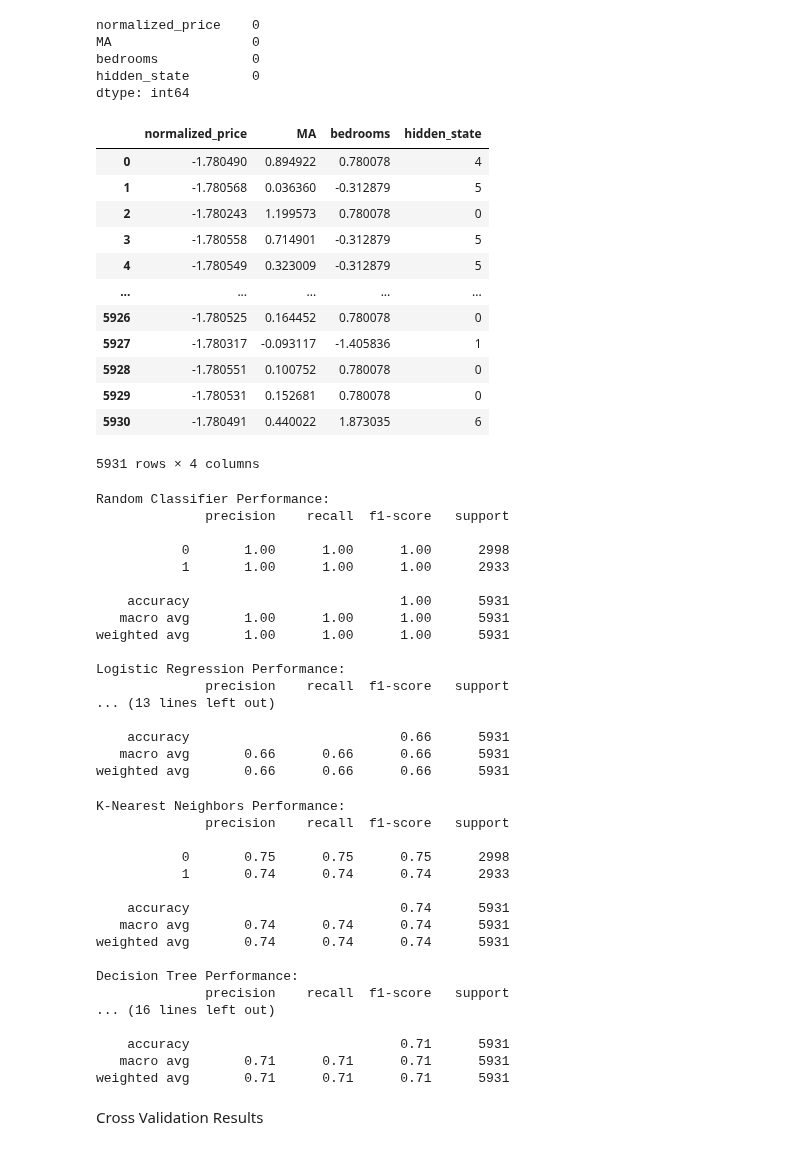
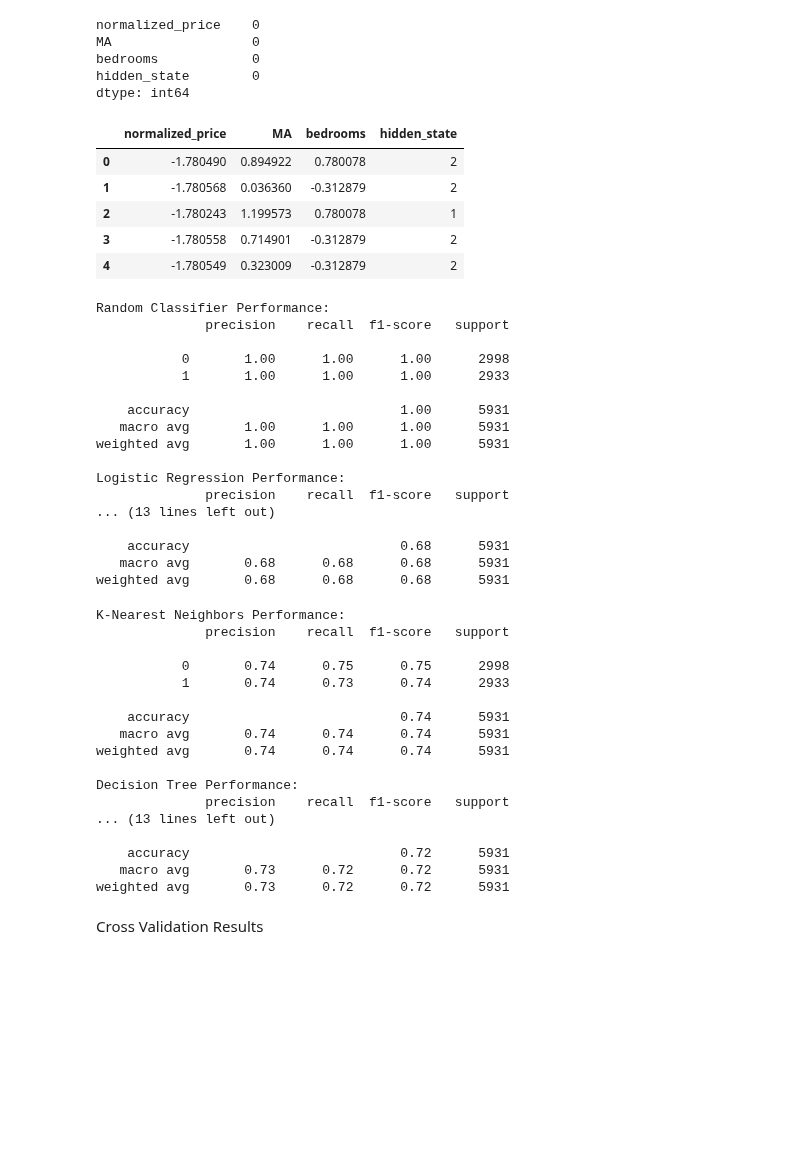
Before and after one commit to gracesosa/RealEstate_TrendClassification, a Jupyter notebook: Notebooks/DataPreprocessing_Modeling.ipynb, the cells around one changed output. Drawn from its saved outputs; the diff is of its cells as text; code cells hidden in the pictures; blank space fills up the shorter version.

```diff
--- a/Notebooks/DataPreprocessing_Modeling.ipynb
+++ b/Notebooks/DataPreprocessing_Modeling.ipynb
@@ -387,7 +386,6 @@ plt.show()
 # %%
 # Step 4: Train HMM on aggregated data
-optimal_n = 7
+optimal_n = 5
 hmm_model = GaussianHMM(n_components=optimal_n, n_iter=1000, random_state=42)  # 3 states: Decrease, Stable, Increase
-#hmm_model.fit(X_train_discretized)
 hmm_model.fit(X_train)
 # %% [output]
@@ -431,21 +440,14 @@ bedrooms            0
 hidden_state        0
 dtype: int64
 # %%
-X_test_df
+X_test_df.head(5)
 # %% [output]
 |  | normalized_price | MA | bedrooms | hidden_state |
-| 0 | -1.780490 | 0.894922 | 0.780078 | 4 |
-| 1 | -1.780568 | 0.036360 | -0.312879 | 5 |
-| 2 | -1.780243 | 1.199573 | 0.780078 | 0 |
-| 3 | -1.780558 | 0.714901 | -0.312879 | 5 |
-| 4 | -1.780549 | 0.323009 | -0.312879 | 5 |
-| ... | ... | ... | ... | ... |
-| 5926 | -1.780525 | 0.164452 | 0.780078 | 0 |
-| 5927 | -1.780317 | -0.093117 | -1.405836 | 1 |
-| 5928 | -1.780551 | 0.100752 | 0.780078 | 0 |
-| 5929 | -1.780531 | 0.152681 | 0.780078 | 0 |
-| 5930 | -1.780491 | 0.440022 | 1.873035 | 6 |
+| 0 | -1.780490 | 0.894922 | 0.780078 | 2 |
+| 1 | -1.780568 | 0.036360 | -0.312879 | 2 |
+| 2 | -1.780243 | 1.199573 | 0.780078 | 1 |
+| 3 | -1.780558 | 0.714901 | -0.312879 | 2 |
+| 4 | -1.780549 | 0.323009 | -0.312879 | 2 |
-5931 rows × 4 columns
 # %%
 # --- 1. Logistic Regression ---
 from sklearn.linear_model import LogisticRegression
@@ -481,7 +482,7 @@ gbc_predictions = gbc.predict(X_test_df[['normalized_price', 'MA', 'bedrooms', '
 # %%
 # Random Classifier Evaluation
 print("Random Classifier Performance:")
-print(classification_report(y_test, rc_predictions))
+print(classification_report(y_test, rf_predictions))
 
 # Logistic Regression Evaluation
 print("Logistic Regression Performance:")
@@ -505,9 +506,9 @@ Logistic Regression Performance:
               precision    recall  f1-score   support
 ... (13 lines left out)
 
-    accuracy                           0.66      5931
-   macro avg       0.66      0.66      0.66      5931
-weighted avg       0.66      0.66      0.66      5931
+    accuracy                           0.68      5931
+   macro avg       0.68      0.68      0.68      5931
+weighted avg       0.68      0.68      0.68      5931
 # %%
 from sklearn.model_selection import cross_validate
 # K-Nearest Neighbors Evaluation
@@ -525,8 +526,8 @@ print(classification_report(y_test, gbc_predictions))
 K-Nearest Neighbors Performance:
               precision    recall  f1-score   support
 
-           0       0.75      0.75      0.75      2998
-           1       0.74      0.74      0.74      2933
+           0       0.74      0.75      0.75      2998
+           1       0.74      0.73      0.74      2933
 
     accuracy                           0.74      5931
    macro avg       0.74      0.74      0.74      5931
@@ -534,8 +535,8 @@ weighted avg       0.74      0.74      0.74      5931
 
 Decision Tree Performance:
               precision    recall  f1-score   support
-... (16 lines left out)
+... (13 lines left out)
 
-    accuracy                           0.71      5931
-   macro avg       0.71      0.71      0.71      5931
-weighted avg       0.71      0.71      0.71      5931
+    accuracy                           0.72      5931
+   macro avg       0.73      0.72      0.72      5931
+weighted avg       0.73      0.72      0.72      5931
```
Also changed, not shown: parts of 15 cells of this notebook.
